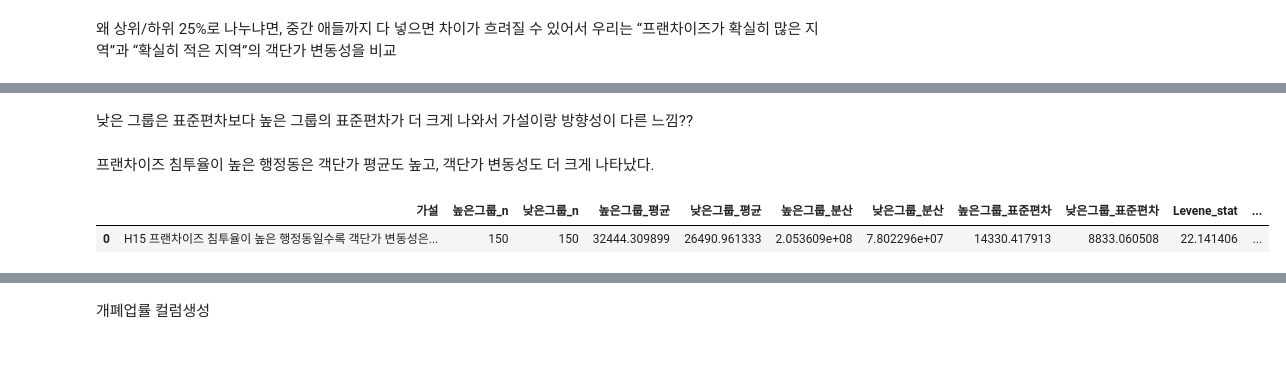
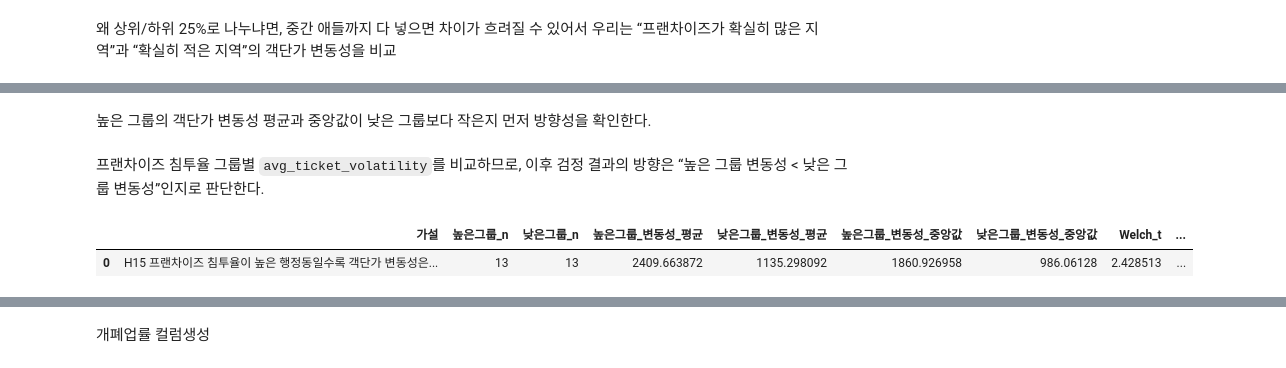
Before and after one commit to bulsajo1/final_project, a Jupyter notebook: Jiryun/통계_검정.ipynb, the cells around one changed output, grey strips where cells are left out. Cells and saved outputs as stored; diff of their text form; code cells hidden in the pictures.

```diff
--- a/Jiryun/통계_검정.ipynb
+++ b/Jiryun/통계_검정.ipynb
@@ -896 +904,16 @@ print([col for col in main.columns if "bus" in col or "floating" in col or "exte
+# %%
+# H7 분석용 테이블
+if "bus_total_usage" not in main.columns:
+    main["bus_total_usage"] = main["bus_board_cnt"] + main["bus_alight_cnt"]
+
+h7_data = main[
+    [
+        "base_quarter",
+        "gu",
+        "adm_dong_nm",
+        "bus_total_usage",
+        "floating_pop",
+        "external_inflow"
+    ]
+].dropna()
 # %%
@@ -2069,5 +2069 @@ q25 = h15_data["franchise_ratio"].quantile(0.25)
-# %%
-# 두 그룹 나누기
-high_franchise = h15_data[h15_data["franchise_ratio"] >= q75]
-low_franchise = h15_data[h15_data["franchise_ratio"] <= q25]
 # %%
@@ -2107,42 +2101,44 @@ print("표준편차:", low_avg_ticket.std())
 # %% [markdown]
-낮은 그룹은 표준편차보다 높은 그룹의 표준편차가 더 크게 나와서 가설이랑 방향성이 다른 느낌??
+높은 그룹의 객단가 변동성 평균과 중앙값이 낮은 그룹보다 작은지 먼저 방향성을 확인한다.
 # %% [markdown]
-프랜차이즈 침투율이 높은 행정동은 객단가 평균도 높고, 객단가 변동성도 더 크게 나타났다.
+프랜차이즈 침투율 그룹별 `avg_ticket_volatility`를 비교하므로, 이후 검정 결과의 방향은 “높은 그룹 변동성 < 낮은 그룹 변동성”인지로 판단한다.
 # %%
-from scipy.stats import levene, fligner
+from scipy.stats import mannwhitneyu, ttest_ind
 
-# Levene test: 두 그룹의 분산 차이 검정
-levene_stat, levene_p = levene(
-    high_avg_ticket,
-    low_avg_ticket,
-    center="median"
+high_volatility = high_franchise["avg_ticket_volatility"].dropna()
+low_volatility = low_franchise["avg_ticket_volatility"].dropna()
+
+# H15 방향: 프랜차이즈 높은 그룹의 객단가 변동성이 더 낮다.
+u_stat, mw_p = mannwhitneyu(
+    high_volatility,
+    low_volatility,
+    alternative="less"
 )
 
-# Fligner-Killeen test: 비정규 분포에 더 강한 분산 차이 검정
-fligner_stat, fligner_p = fligner(
-    high_avg_ticket,
-    low_avg_ticket
+welch_t, welch_p_two = ttest_ind(
+    high_volatility,
+    low_volatility,
+    equal_var=False
 )
+welch_p_less = welch_p_two / 2 if welch_t < 0 else 1 - (welch_p_two / 2)
 
-h15_var_test_df = pd.DataFrame([{
+h15_volatility_test_df = pd.DataFrame([{
     "가설": "H15 프랜차이즈 침투율이 높은 행정동일수록 객단가 변동성은 낮을 것이다",
-    "높은그룹_n": len(high_avg_ticket),
-    "낮은그룹_n": len(low_avg_ticket),
-    "높은그룹_평균": high_avg_ticket.mean(),
-    "낮은그룹_평균": low_avg_ticket.mean(),
-    "높은그룹_분산": high_avg_ticket.var(),
-    "낮은그룹_분산": low_avg_ticket.var(),
-    "높은그룹_표준편차": high_avg_ticket.std(),
-    "낮은그룹_표준편차": low_avg_ticket.std(),
-    "Levene_stat": levene_stat,
-    "Levene_p": levene_p,
-    "Fligner_stat": fligner_stat,
-    "Fligner_p": fligner_p,
-    "방향": "가설 반대" if high_avg_ticket.var() > low_avg_ticket.var() else "가설 방향 일치"
+    "높은그룹_n": len(high_volatility),
+    "낮은그룹_n": len(low_volatility),
+    "높은그룹_변동성_평균": high_volatility.mean(),
+    "낮은그룹_변동성_평균": low_volatility.mean(),
+    "높은그룹_변동성_중앙값": high_volatility.median(),
+    "낮은그룹_변동성_중앙값": low_volatility.median(),
+    "Welch_t": welch_t,
+    "Welch_p_less": welch_p_less,
+    "MannWhitney_U": u_stat,
+    "MannWhitney_p_less": mw_p,
+    "방향": "가설 방향 일치" if high_volatility.mean() < low_volatility.mean() else "가설 반대"
 }])
 
-display(h15_var_test_df)
+display(h15_volatility_test_df)
 # %% [output]
-|  | 가설 | 높은그룹_n | 낮은그룹_n | 높은그룹_평균 | 낮은그룹_평균 | 높은그룹_분산 | 낮은그룹_분산 | 높은그룹_표준편차 | 낮은그룹_표준편차 | Levene_stat | ... |
-| 0 | H15 프랜차이즈 침투율이 높은 행정동일수록 객단가 변동성은... | 150 | 150 | 32444.309899 | 26490.961333 | 2.053609e+08 | 7.802296e+07 | 14330.417913 | 8833.060508 | 22.141406 | ... |
+|  | 가설 | 높은그룹_n | 낮은그룹_n | 높은그룹_변동성_평균 | 낮은그룹_변동성_평균 | 높은그룹_변동성_중앙값 | 낮은그룹_변동성_중앙값 | Welch_t | ... |
+| 0 | H15 프랜차이즈 침투율이 높은 행정동일수록 객단가 변동성은... | 13 | 13 | 2409.663872 | 1135.298092 | 1860.926958 | 986.06128 | 2.428513 | ... |
 # %% [markdown]
```
Also changed, not shown: parts of 53 cells of this notebook, 1 other file.
